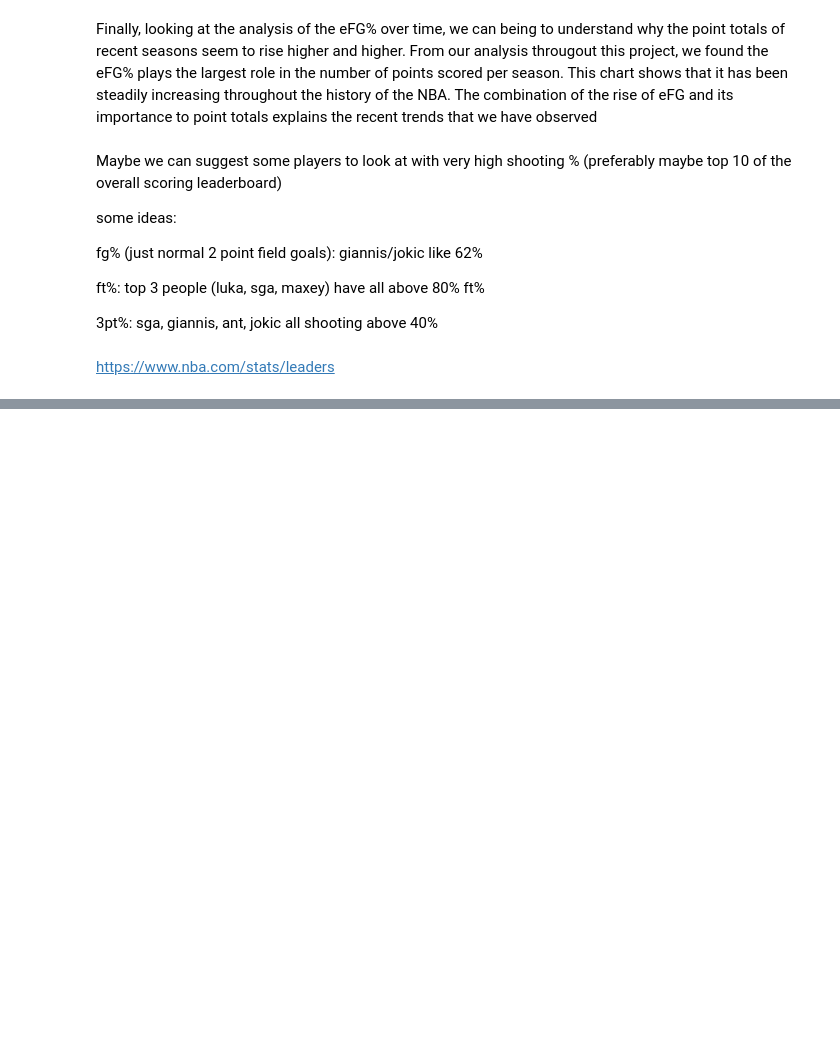
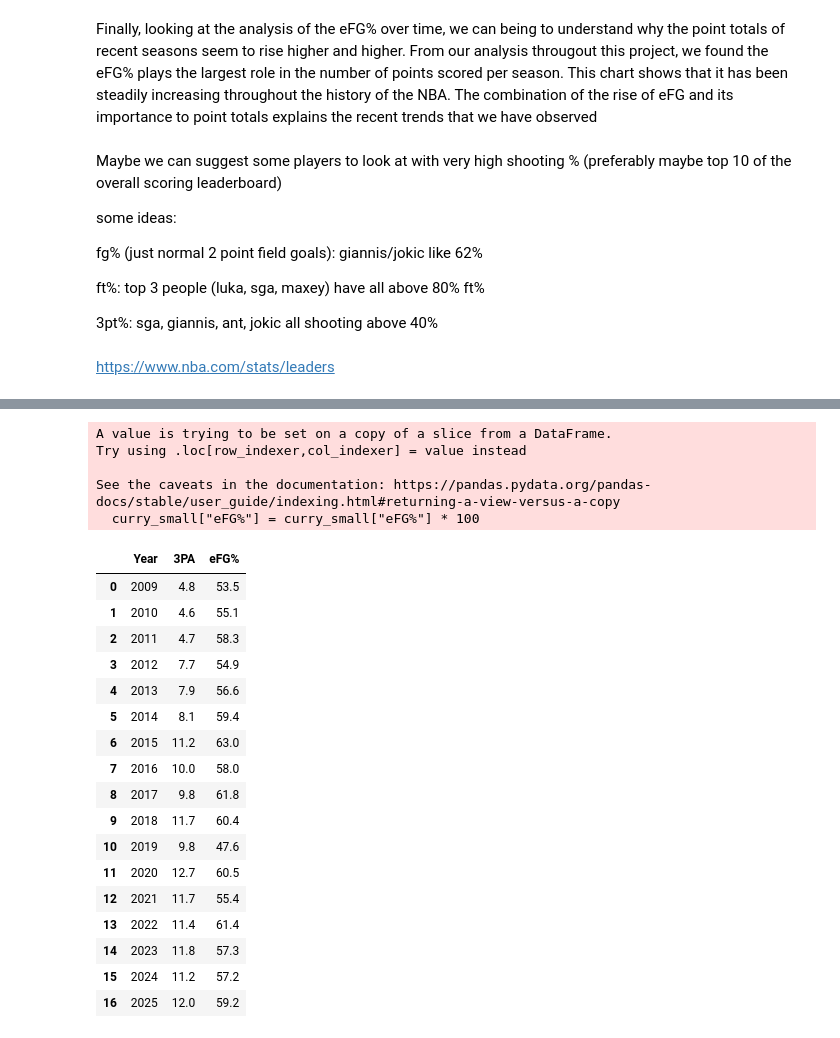
Before and after one commit to AidenLai2305/How-Have-NBA-Trends-Changed-Overtime, a Jupyter notebook: notebook.ipynb, the cells around one changed output, grey strips where cells are left out. Saved outputs shown, nothing was run; the diff lists cells and outputs as text; code cells hidden in the pictures; blank space fills up the shorter version.

```diff
--- a/notebook.ipynb
+++ b/notebook.ipynb
@@ -336,0 +364,30 @@ https://www.nba.com/stats/leaders
+# %%
+curry = curry[curry["Season"].str.contains("-")]
+curry["Year"] = curry["Season"].str[:4].astype(int)
+curry_small = curry[["Year", "3PA", "eFG%"]]
+curry_small["eFG%"] = curry_small["eFG%"] * 100
+curry_small
+# %% [output]
+A value is trying to be set on a copy of a slice from a DataFrame.
+Try using .loc[row_indexer,col_indexer] = value instead
+
+See the caveats in the documentation: https://pandas.pydata.org/pandas-docs/stable/user_guide/indexing.html#returning-a-view-versus-a-copy
+  curry_small["eFG%"] = curry_small["eFG%"] * 100
+|  | Year | 3PA | eFG% |
+| 0 | 2009 | 4.8 | 53.5 |
+| 1 | 2010 | 4.6 | 55.1 |
+| 2 | 2011 | 4.7 | 58.3 |
+| 3 | 2012 | 7.7 | 54.9 |
+| 4 | 2013 | 7.9 | 56.6 |
+| 5 | 2014 | 8.1 | 59.4 |
+| 6 | 2015 | 11.2 | 63.0 |
+| 7 | 2016 | 10.0 | 58.0 |
+| 8 | 2017 | 9.8 | 61.8 |
+| 9 | 2018 | 11.7 | 60.4 |
+| 10 | 2019 | 9.8 | 47.6 |
+| 11 | 2020 | 12.7 | 60.5 |
+| 12 | 2021 | 11.7 | 55.4 |
+| 13 | 2022 | 11.4 | 61.4 |
+| 14 | 2023 | 11.8 | 57.3 |
+| 15 | 2024 | 11.2 | 57.2 |
+| 16 | 2025 | 12.0 | 59.2 |
```
Also changed, not shown: parts of 6 cells of this notebook, 1 other file.
